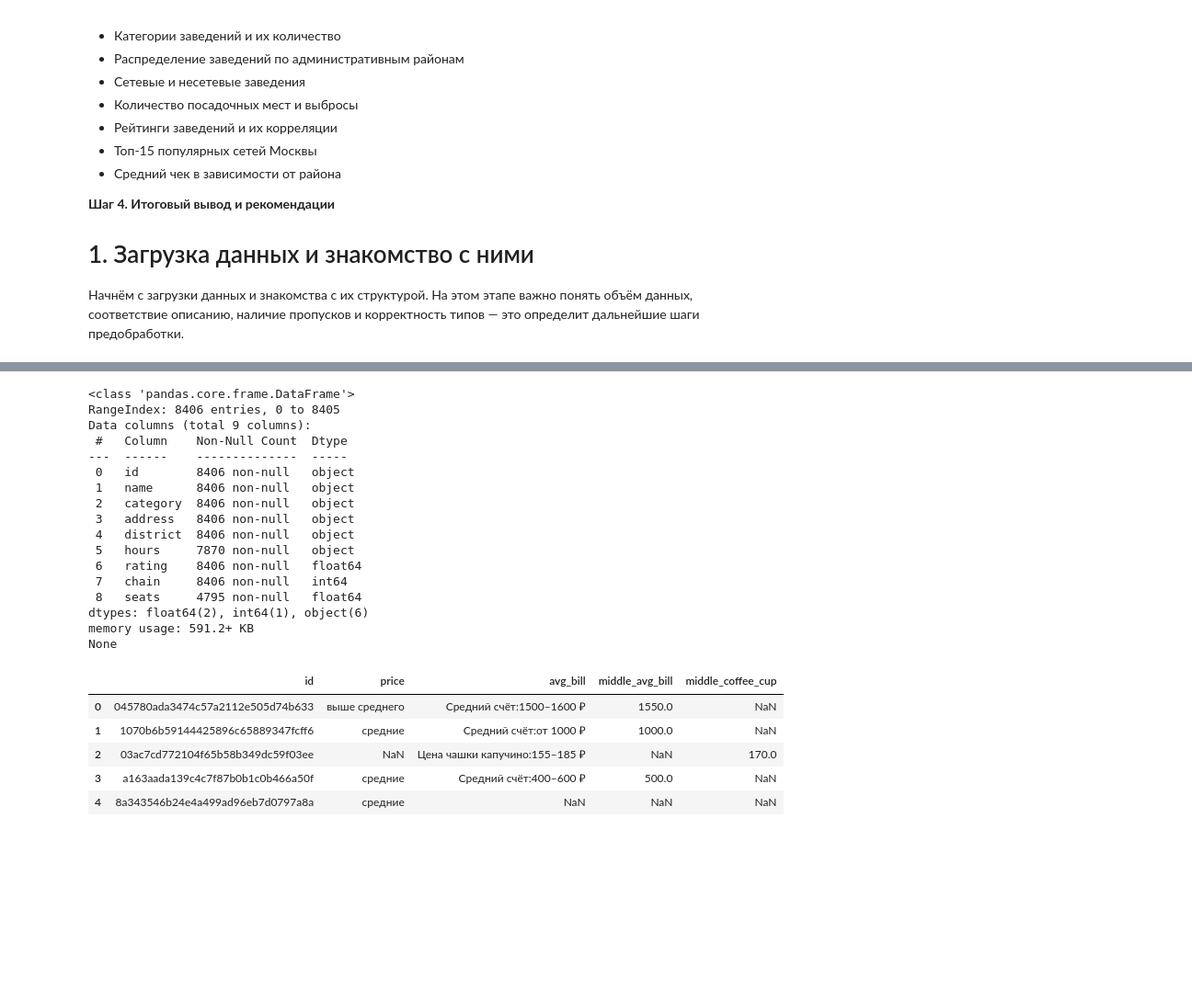
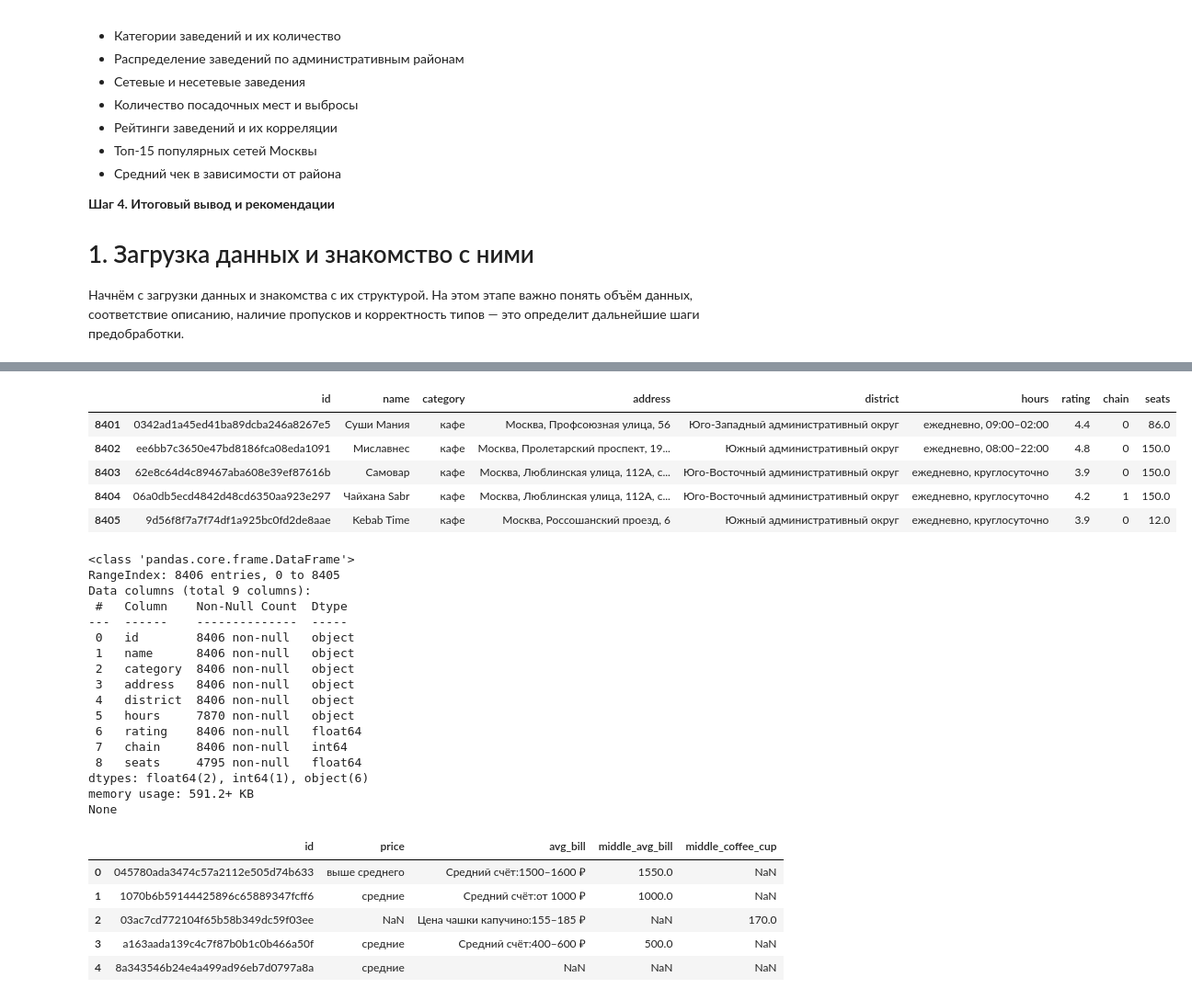
Before and after one commit to CAH0/Moscow_catering_market_research, a Jupyter notebook: File_analitics.ipynb, the cells around one changed output, grey strips where cells are left out. Shown at 92% size. Saved outputs shown, nothing was run; the diff lists cells and outputs as text; code cells hidden in the pictures; blank space fills up the shorter version.

```diff
--- a/File_analitics.ipynb
+++ b/File_analitics.ipynb
@@ -77,14 +77,21 @@ read_info = pd.read_csv('https://code.s3.yandex.net/datasets/rest_info.csv')
 read_price = pd.read_csv('https://code.s3.yandex.net/datasets/rest_price.csv')
 # %%
 display(read_info.head())
+display(read_info.tail())
 print(read_info.info())
 # %% [output]
 |  | id | name | category | address | district | hours | rating | chain | seats |
 | 0 | 0c3e3439a8c64ea5bf6ecd6ca6ae19f0 | WoWфли | кафе | Москва, улица Дыбенко, 7/1 | Северный административный округ | ежедневно, 10:00–22:00 | 5.0 | 0 | NaN |
 | 1 | 045780ada3474c57a2112e505d74b633 | Четыре комнаты | ресторан | Москва, улица Дыбенко, 36, корп. 1 | Северный административный округ | ежедневно, 10:00–22:00 | 4.5 | 0 | 4.0 |
 | 2 | 1070b6b59144425896c65889347fcff6 | Хазри | кафе | Москва, Клязьминская улица, 15 | Северный административный округ | пн-чт 11:00–02:00; пт,сб 11:00–05... | 4.6 | 0 | 45.0 |
 | 3 | 03ac7cd772104f65b58b349dc59f03ee | Dormouse Coffee Shop | кофейня | Москва, улица Маршала Федоренко, 12 | Северный административный округ | ежедневно, 09:00–22:00 | 5.0 | 0 | NaN |
 | 4 | a163aada139c4c7f87b0b1c0b466a50f | Иль Марко | пиццерия | Москва, Правобережная улица, 1Б | Северный административный округ | ежедневно, 10:00–22:00 | 5.0 | 1 | 148.0 |
+|  | id | name | category | address | district | hours | rating | chain | seats |
+| 8401 | 0342ad1a45ed41ba89dcba246a8267e5 | Суши Мания | кафе | Москва, Профсоюзная улица, 56 | Юго-Западный административный округ | ежедневно, 09:00–02:00 | 4.4 | 0 | 86.0 |
+| 8402 | ee6bb7c3650e47bd8186fca08eda1091 | Миславнес | кафе | Москва, Пролетарский проспект, 19... | Южный административный округ | ежедневно, 08:00–22:00 | 4.8 | 0 | 150.0 |
+| 8403 | 62e8c64d4c89467aba608e39ef87616b | Самовар | кафе | Москва, Люблинская улица, 112А, с... | Юго-Восточный административный округ | ежедневно, круглосуточно | 3.9 | 0 | 150.0 |
+| 8404 | 06a0db5ecd4842d48cd6350aa923e297 | Чайхана Sabr | кафе | Москва, Люблинская улица, 112А, с... | Юго-Восточный административный округ | ежедневно, круглосуточно | 4.2 | 1 | 150.0 |
+| 8405 | 9d56f8f7a7f74df1a925bc0fd2de8aae | Kebab Time | кафе | Москва, Россошанский проезд, 6 | Южный административный округ | ежедневно, круглосуточно | 3.9 | 0 | 12.0 |
 <class 'pandas.core.frame.DataFrame'>
 RangeIndex: 8406 entries, 0 to 8405
 Data columns (total 9 columns):
```
Also changed, not shown: parts of 19 cells of this notebook.
